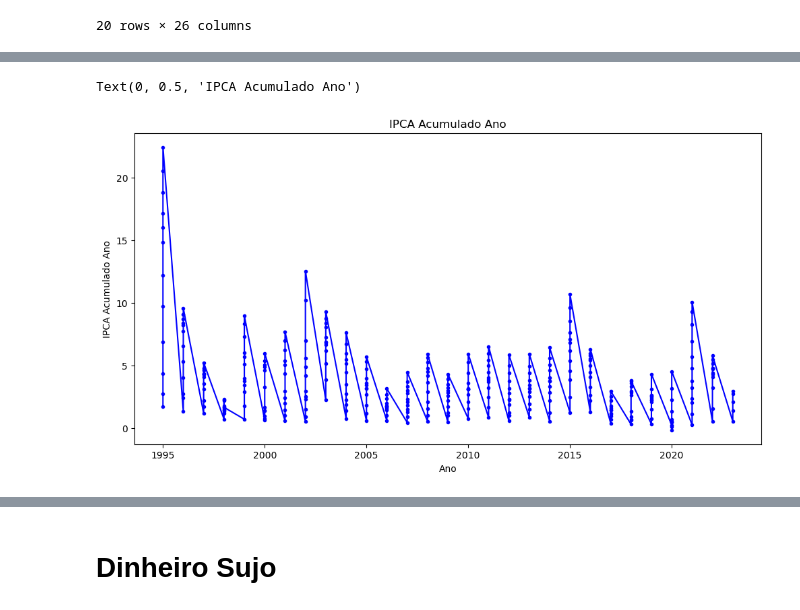
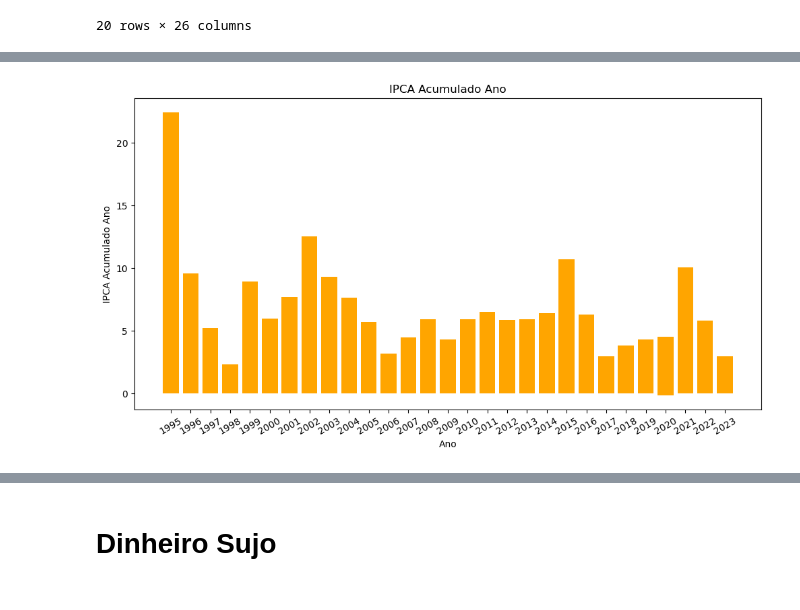
Before and after one commit to wesleymarchi/task-dataset, a Jupyter notebook: sample.ipynb, the cells around one changed output, grey strips where cells are left out. Drawn from its saved outputs; the diff is of its cells as text; code cells hidden in the pictures.

```diff
--- a/sample.ipynb
+++ b/sample.ipynb
@@ -48,16 +84,18 @@ df_inflacao_filter.describe()
 # %%
-# Gráfico IPCA Acumulado no Ano
+# Dados IPCA Acumulado no Ano
 x = df_inflacao_filter['ano']
 y = df_inflacao_filter['ipca_acumulado_ano']
 
+# Configuração do histograma
 plt.figure(figsize=(12, 6))
-plt.plot(x, y, marker='o', color='b', markersize=3)
+plt.bar(x, y, color='orange')  # Cria um histograma
 plt.title('IPCA Acumulado Ano')
 plt.xlabel('Ano')
 plt.ylabel('IPCA Acumulado Ano')
+plt.xticks(x.unique(), rotation=30)
+plt.show()
 # %% [output]
-Text(0, 0.5, 'IPCA Acumulado Ano')
-[figure, old version]
+[figure, new version]
 # %%
 # Gráfico evolução dos salarios
 x = df_inflacao_filter['ano']
```
Also changed, not shown: parts of 12 cells of this notebook, 1 other file.
